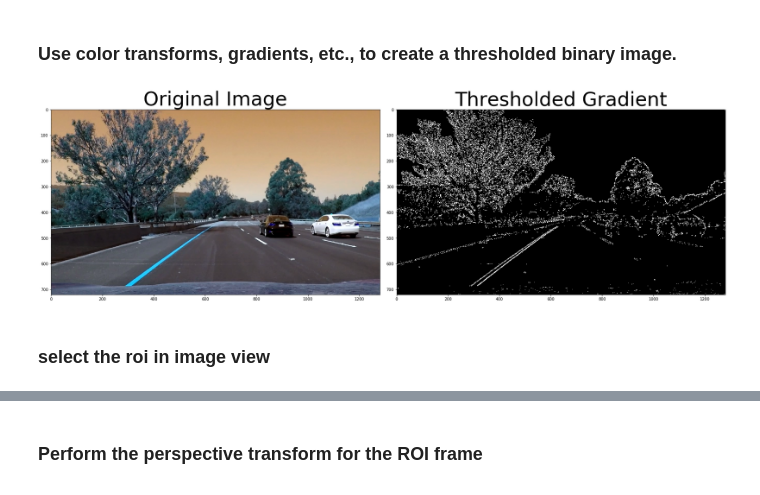
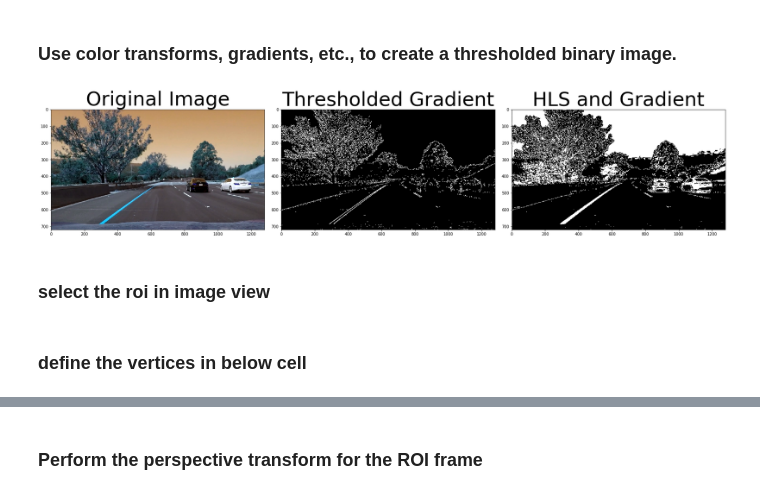
Before and after one commit to SitaramRyali/Self_Driving_Car-NanoDegree, a Jupyter notebook: Project-LaneLines_Finder/CarND-Advanced-Lane-Lines-Project/Project_Code/Advanced_Lane_Detector.ipynb, the cells around one changed output, grey strips where cells are left out. Drawn from its saved outputs; the diff is of its cells as text; code cells hidden in the pictures.

```diff
--- a/Project-LaneLines_Finder/CarND-Advanced-Lane-Lines-Project/Project_Code/Advanced_Lane_Detector.ipynb
+++ b/Project-LaneLines_Finder/CarND-Advanced-Lane-Lines-Project/Project_Code/Advanced_Lane_Detector.ipynb
@@ -151,39 +151,57 @@ def dir_threshold(img, sobel_kernel=3, thresh=(0, np.pi/2)):
 
     # Return the binary image
     return binary_output
+# %%
+# Define a function that thresholds the S-channel of HLS
+def hls_select(img, thresh=(0, 255)):
+    hls = cv2.cvtColor(img, cv2.COLOR_RGB2HLS)
+    s_channel = hls[:,:,2]
+    binary_output = np.zeros_like(s_channel)
+    binary_output[(s_channel > thresh[0]) & (s_channel <= thresh[1])] = 1
+    return binary_output
+
+#hls_binary = hls_select(img, thresh=(90, 255))
 # %%
 def combined_thresold(img,ksize):
 
     # Choose a larger odd number to smooth gradient measurements
     image = np.copy(img)
     # Apply each of the thresholding functions
-    gradx = abs_sobel_thresh(image, orient='x', sobel_kernel=ksize, thresh=(20, 100))
-    grady = abs_sobel_thresh(image, orient='y', sobel_kernel=ksize, thresh=(20, 100))
-    mag_binary = mag_thresh(image, sobel_kernel=ksize, mag_thresh=(30, 100))
+    gradx = abs_sobel_thresh(image, orient='x', sobel_kernel=ksize, thresh=(20, 150))
+    grady = abs_sobel_thresh(image, orient='y', sobel_kernel=ksize, thresh=(20, 150))
+    mag_binary = mag_thresh(image, sobel_kernel=ksize, mag_thresh=(30, 200))
     dir_binary = dir_threshold(image, sobel_kernel=ksize, thresh=(0.7, 1.3))
-
+    hls_binary = hls_select(image, thresh=(90, 255))
     #combining the thresolds to get better view of lines
     combined = np.zeros_like(dir_binary)
     combined[((gradx == 1) & (grady == 1)) | ((mag_binary == 1) & (dir_binary == 1))] = 1
 
+    combined_hls = np.zeros_like(dir_binary)
+    combined_hls[((gradx == 1) & (grady == 1)) | (hls_binary == 1)] =1
+
+    #combined_hls = mag_thresh(combined_hls, sobel_kernel=ksize, mag_thresh=(30, 100))
     #return the combined thresolds result.
-    return combined
+    return combined,combined_hls
 # %%
 # Choose a Sobel kernel size
 ksize =3
+%matplotlib inline
+#dst = cv2.undistort(img, mtx, dist, None, mtx)
 #apply the thresolds to image
-combined = combined_thresold(img,ksize)
+combined,combined_hls = combined_thresold(img,ksize)
 
 # Plot the result
-f, (ax1, ax2) = plt.subplots(1, 2, figsize=(24, 9))
+f, (ax1, ax2,ax3) = plt.subplots(1, 3, figsize=(24, 9))
 f.tight_layout()
 ax1.imshow(img)
 ax1.set_title('Original Image', fontsize=50)
 ax2.imshow(combined, cmap='gray')
 ax2.set_title('Thresholded Gradient', fontsize=50)
+ax3.imshow(combined_hls, cmap='gray')
+ax3.set_title('HLS and Gradient', fontsize=50)
 plt.subplots_adjust(left=0., right=1, top=0.9, bottom=0.)
 # %% [output]
-[figure, old version]
+[figure, new version]
 # %% [markdown]
 ### select the roi in image view
 # %%
@@ -235,0 +242,2 @@ cv2.destroyAllWindows()
+# %% [markdown]
+### define the vertices in below cell
```
Also changed, not shown: parts of 27 cells of this notebook.
